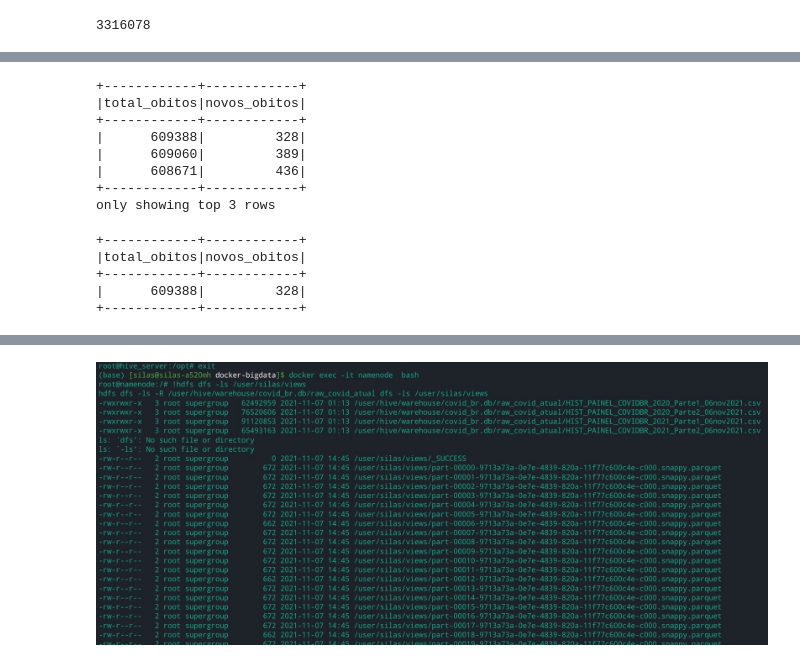
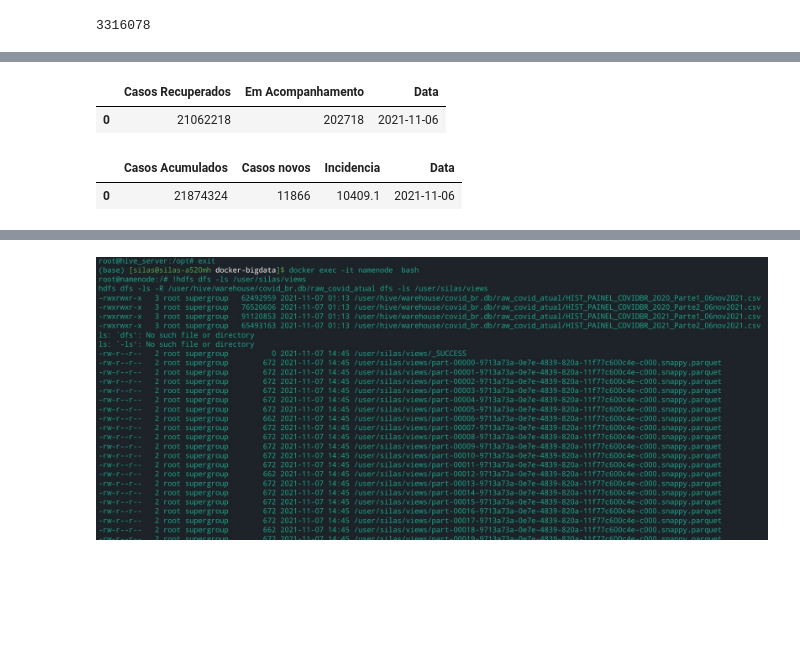
Before and after one commit to silasmaverick/Projects, a Jupyter notebook: Covid_Engenharia/workinprogres3.ipynb, the cells around one changed output, grey strips where cells are left out. Cells and saved outputs as stored; diff of their text form; code cells hidden in the pictures; blank space fills up the shorter version.

```diff
--- a/Covid_Engenharia/workinprogres3.ipynb
+++ b/Covid_Engenharia/workinprogres3.ipynb
@@ -214,23 +227,12 @@ only showing top 3 rows
-# %%
-#tabela limpa e pronta para gravação
-ostp2 = ostp1.select("total_obitos","novos_obitos").sort(desc("total_obitos"))
-ostp2.show(3)
-# %% [output]
-+------------+------------+
-|total_obitos|novos_obitos|
-+------------+------------+
-|      609388|         328|
-|      609060|         389|
-|      608671|         436|
-+------------+------------+
-only showing top 3 rows
-# %%
-#obtendo o valor mais atual da tabela
-ostp3 = [F.first(col).alias(col) for col in ostp2.columns]
-ostp2.agg(*ostp3).show()
-# %% [output]
-+------------+------------+
-|total_obitos|novos_obitos|
-+------------+------------+
-|      609388|         328|
-+------------+------------+
+# %%
+view1 = anl8.select(col("recuperadosNovos").alias("Casos Recuperados"),col("emAcompanhamentoNovos").alias("Em Acompanhamento"),"Data")
+view1.limit(1).toPandas()
+# %% [output]
+|  | Casos Recuperados | Em Acompanhamento | Data |
+| 0 | 21062218 | 202718 | 2021-11-06 |
+# %%
+view2 = anl8.select(col("casosAcumulados").alias("Casos Acumulados"),col("casosNovos").alias("Casos novos"),"Incidencia","Data")
+view2.limit(1).toPandas()
+# %% [output]
+|  | Casos Acumulados | Casos novos | Incidencia | Data |
+| 0 | 21874324 | 11866 | 10409.1 | 2021-11-06 |
```
Also changed, not shown: parts of 43 cells of this notebook.
